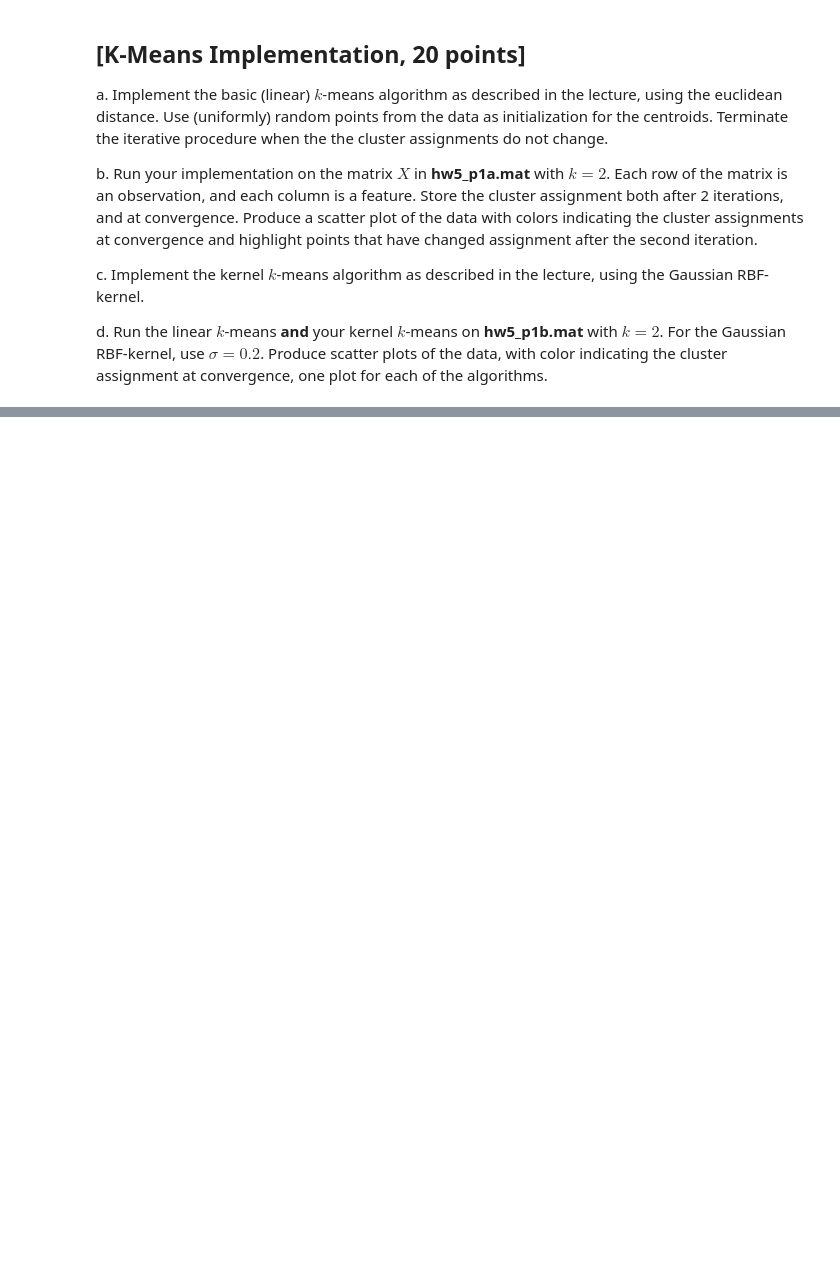
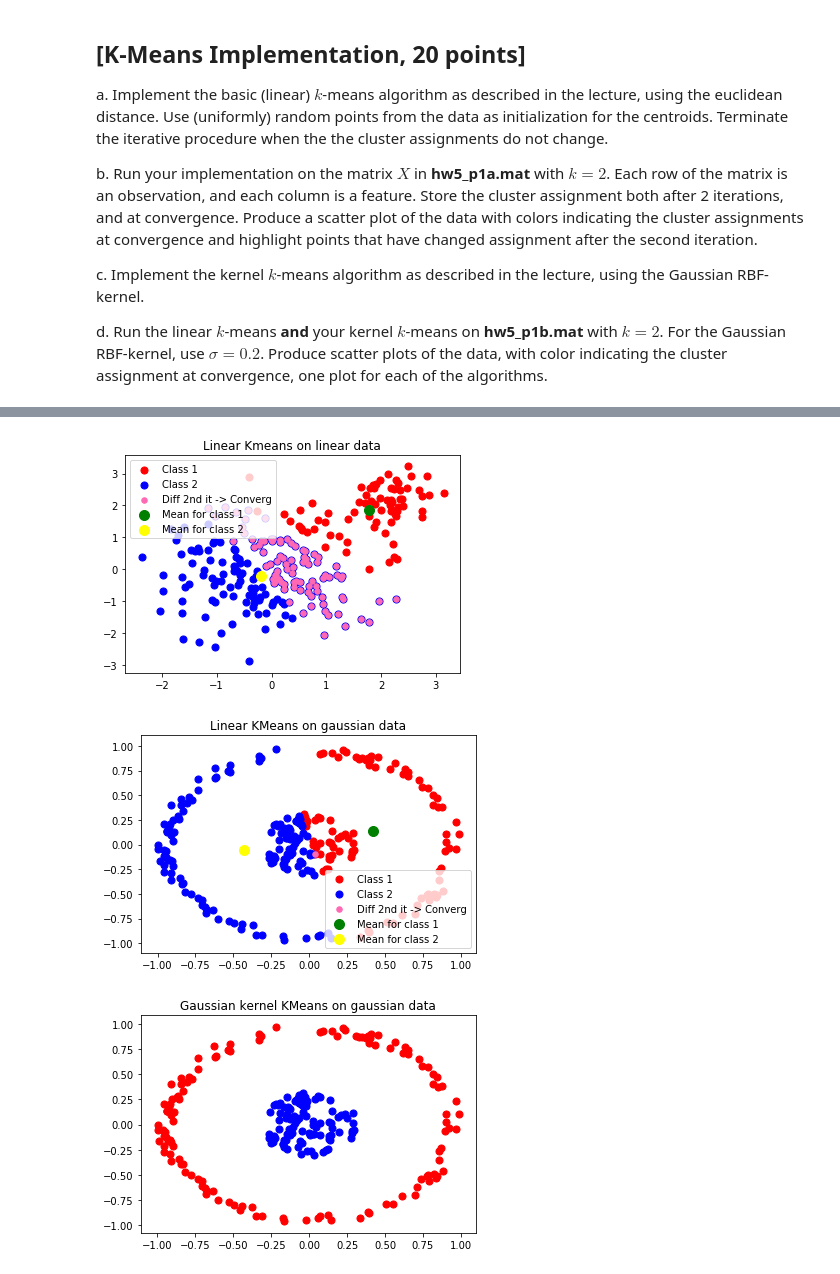
Before and after one commit to Tbbas/TDA231, a Jupyter notebook: hw5.ipynb, the cells around one changed output, grey strips where cells are left out. Cells and saved outputs as stored; diff of their text form; code cells hidden in the pictures; blank space fills up the shorter version.

```diff
--- a/hw5.ipynb
+++ b/hw5.ipynb
@@ -116,0 +141,58 @@ LinAlgError: 0-dimensional array given. Array must be at least two-dimensional
+# %%
+import scipy.io
+import random
+import numpy as np;
+import matplotlib.pyplot as plt
+mat1 = scipy.io.loadmat('hw5_p1a.mat')
+mat2 = scipy.io.loadmat('hw5_p1b.mat')
+D1 = mat1['X']
+D2 = mat2['X']
+
+# B)
+convergence, assignment2Iterations, mean = KMeans(2,D1);
+group11 = D1[convergence[:,0]==1]
+group12 = D1[convergence[:,1]==1]
+diff1 = D1[convergence!=assignment2Iterations]
+
+
+# Linear on data 1
+plt.scatter(group11[:,:1],group11[:,-1],c='red', s=50, label="Class 1")
+plt.scatter(group12[:,:1],group12[:,-1],c='blue', s=50, label="Class 2")
+plt.scatter(diff1[0::2],diff1[1::2],c='hotpink', s=30, label="Diff 2nd it -> Converg")
+plt.scatter(np.array(mean[0][0]).T,np.array(mean[0][1]).T,c='green',s=100, label="Mean for class 1")
+plt.scatter(np.array(mean[1][0]).T,np.array(mean[1][1]).T,c='yellow',s=100, label ="Mean for class 2")
+plt.title("Linear Kmeans on linear data")
+plt.legend();
+plt.show();
+
+# Linear on data 2
+convergence2, assignment2Iterations2, mean2 = KMeans(2,D2);
+group21 = D2[convergence2[:,0]==1]
+group22 = D2[convergence2[:,1]==1]
+diff2 = D2[convergence2!=assignment2Iterations2]
+
+# Plot the data
+plt.scatter(group21[:,:1],group21[:,-1],c='red', s=50, label="Class 1")
+plt.scatter(group22[:,:1],group22[:,-1],c='blue', s=50, label="Class 2")
+plt.scatter(diff2[0::2],diff2[1::2],c='hotpink', s=30, label="Diff 2nd it -> Converg")
+plt.scatter(np.array(mean2[0][0]).T,np.array(mean2[0][1]).T,c='green',s=100, label="Mean for class 1")
+plt.scatter(np.array(mean2[1][0]).T,np.array(mean2[1][1]).T,c='yellow',s=100, label ="Mean for class 2")
+plt.legend();
+plt.title("Linear KMeans on gaussian data")
+plt.show();
+
+# Gaussian Kernel Kmeans
+assignments = GaussKMeans(2,D2,0.2)
+group31 = D2[assignments[:,0] == 1]
+group32 = D2[assignments[:,1] == 1]
+
+
+# Gaussian on data 2
+plt.scatter(group31[:,:1], group31[:,-1],c='red', s=50, label="Class 1")
+plt.scatter(group32[:,:1], group32[:,-1],c='blue', s=50, label="Class 2")
+plt.title("Gaussian kernel KMeans on gaussian data")
+plt.show()
+# %% [output]
+[figure, added]
+[figure, added]
+[figure, added]
```
Also changed, not shown: parts of 5 cells of this notebook.
